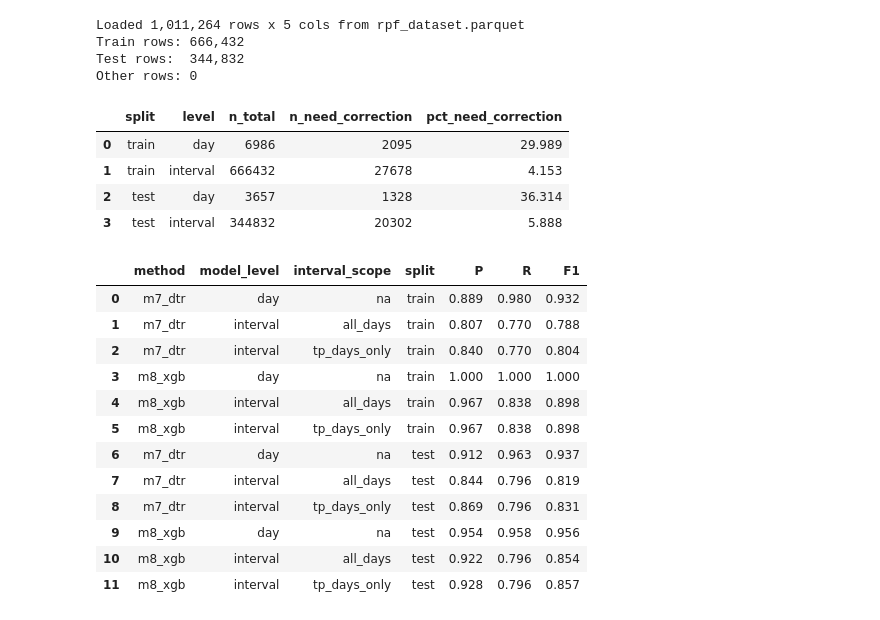
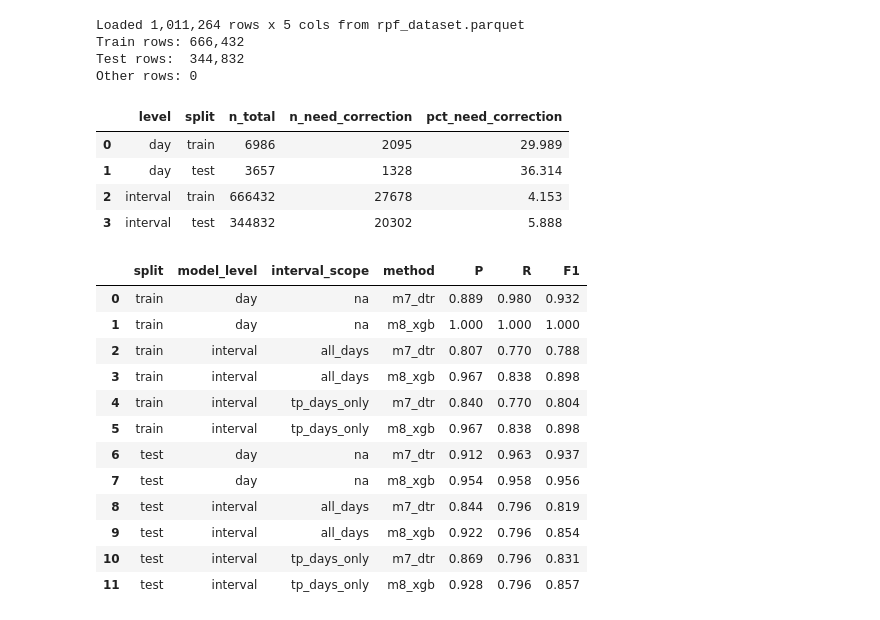
Before and after one commit to mssamhan31/PyNRPF, a Jupyter notebook: notebooks/03_publication_tables.executed.ipynb, the cells around one changed output. Saved outputs shown, nothing was run; the diff lists cells and outputs as text; code cells hidden in the pictures.

```diff
--- a/notebooks/03_publication_tables.executed.ipynb
+++ b/notebooks/03_publication_tables.executed.ipynb
@@ -127,14 +127,22 @@ table1_rows.extend(build_split_rows(df_train, 'train'))
 table1_rows.extend(build_split_rows(df_test, 'test'))
 
 table1 = pd.DataFrame(table1_rows)
-table1 = table1[['split', 'level', 'n_total', 'n_need_correction', 'pct_need_correction']]
+
+level_order = {'day': 0, 'interval': 1}
+split_order = {'train': 0, 'test': 1}
+table1 = table1.sort_values(
+    by=['level', 'split'],
+    key=lambda s: s.map(level_order if s.name == 'level' else split_order),
+).reset_index(drop=True)
+
+table1 = table1[['level', 'split', 'n_total', 'n_need_correction', 'pct_need_correction']]
 table1
 # %% [output]
-|  | split | level | n_total | n_need_correction | pct_need_correction |
-| 0 | train | day | 6986 | 2095 | 29.989 |
-| 1 | train | interval | 666432 | 27678 | 4.153 |
-| 2 | test | day | 3657 | 1328 | 36.314 |
-| 3 | test | interval | 344832 | 20302 | 5.888 |
+|  | level | split | n_total | n_need_correction | pct_need_correction |
+| 0 | day | train | 6986 | 2095 | 29.989 |
+| 1 | day | test | 3657 | 1328 | 36.314 |
+| 2 | interval | train | 666432 | 27678 | 4.153 |
+| 3 | interval | test | 344832 | 20302 | 5.888 |
 # %%
 # Table 2 - Model performance summary (from metrics JSON, unpivoted split rows)
 with METRICS_JSON.open('r', encoding='utf-8') as f:
@@ -151,49 +159,65 @@ def metric_rows(method_key: str, model_level: str, interval_scope: str, result_k
     for split in ['train', 'test']:
         part = section[split]
         rows.append({
             'method': method_name_map.get(method_key, method_key),
             'model_level': model_level,
             'interval_scope': interval_scope,
             'split': split,
             'P': round(float(part['precision']), 3),
             'R': round(float(part['recall']), 3),
             'F1': round(float(part['f1']), 3),
         })
     return rows
 
 base_specs = [
     ('m7_threshold', 'day', 'na', 'day'),
     ('m7_threshold', 'interval', 'all_days', 'interval_all_days'),
     ('m7_threshold', 'interval', 'tp_days_only', 'interval_tp_days_only'),
     ('m8_xgb', 'day', 'na', 'day'),
     ('m8_xgb', 'interval', 'all_days', 'interval_all_days'),
     ('m8_xgb', 'interval', 'tp_days_only', 'interval_tp_days_only'),
 ]
 
 table2_rows = []
-for split in ['train', 'test']:
-    for method_key, model_level, interval_scope, result_key in base_specs:
-        rows = metric_rows(method_key, model_level, interval_scope, result_key)
-        table2_rows.extend([r for r in rows if r['split'] == split])
+for method_key, model_level, interval_scope, result_key in base_specs:
+    table2_rows.extend(metric_rows(method_key, model_level, interval_scope, result_key))
 
 table2 = pd.DataFrame(table2_rows)
+
+split_order = ['train', 'test']
+model_level_order = ['day', 'interval']
+interval_scope_order = ['na', 'all_days', 'tp_days_only']
+method_order = ['m7_dtr', 'm8_xgb']
+
+for col, order in [
+    ('split', split_order),
+    ('model_level', model_level_order),
+    ('interval_scope', interval_scope_order),
+    ('method', method_order),
+]:
+    table2[col] = pd.Categorical(table2[col], categories=order, ordered=True)
+
+table2 = table2.sort_values(
+    by=['split', 'model_level', 'interval_scope', 'method']
+).reset_index(drop=True)
+
 table2 = table2[[
-    'method', 'model_level', 'interval_scope', 'split',
+    'split', 'model_level', 'interval_scope', 'method',
     'P', 'R', 'F1',
 ]]
 table2
 # %% [output]
-|  | method | model_level | interval_scope | split | P | R | F1 |
-| 0 | m7_dtr | day | na | train | 0.889 | 0.980 | 0.932 |
-| 1 | m7_dtr | interval | all_days | train | 0.807 | 0.770 | 0.788 |
-| 2 | m7_dtr | interval | tp_days_only | train | 0.840 | 0.770 | 0.804 |
-| 3 | m8_xgb | day | na | train | 1.000 | 1.000 | 1.000 |
-| 4 | m8_xgb | interval | all_days | train | 0.967 | 0.838 | 0.898 |
-| 5 | m8_xgb | interval | tp_days_only | train | 0.967 | 0.838 | 0.898 |
-| 6 | m7_dtr | day | na | test | 0.912 | 0.963 | 0.937 |
-| 7 | m7_dtr | interval | all_days | test | 0.844 | 0.796 | 0.819 |
-| 8 | m7_dtr | interval | tp_days_only | test | 0.869 | 0.796 | 0.831 |
-| 9 | m8_xgb | day | na | test | 0.954 | 0.958 | 0.956 |
-| 10 | m8_xgb | interval | all_days | test | 0.922 | 0.796 | 0.854 |
-| 11 | m8_xgb | interval | tp_days_only | test | 0.928 | 0.796 | 0.857 |
+|  | split | model_level | interval_scope | method | P | R | F1 |
+| 0 | train | day | na | m7_dtr | 0.889 | 0.980 | 0.932 |
+| 1 | train | day | na | m8_xgb | 1.000 | 1.000 | 1.000 |
+| 2 | train | interval | all_days | m7_dtr | 0.807 | 0.770 | 0.788 |
+| 3 | train | interval | all_days | m8_xgb | 0.967 | 0.838 | 0.898 |
+| 4 | train | interval | tp_days_only | m7_dtr | 0.840 | 0.770 | 0.804 |
+| 5 | train | interval | tp_days_only | m8_xgb | 0.967 | 0.838 | 0.898 |
+| 6 | test | day | na | m7_dtr | 0.912 | 0.963 | 0.937 |
+| 7 | test | day | na | m8_xgb | 0.954 | 0.958 | 0.956 |
+| 8 | test | interval | all_days | m7_dtr | 0.844 | 0.796 | 0.819 |
+| 9 | test | interval | all_days | m8_xgb | 0.922 | 0.796 | 0.854 |
+| 10 | test | interval | tp_days_only | m7_dtr | 0.869 | 0.796 | 0.831 |
+| 11 | test | interval | tp_days_only | m8_xgb | 0.928 | 0.796 | 0.857 |
 # %%
```
Also changed, not shown: parts of 3 cells of this notebook, 9 other files.
